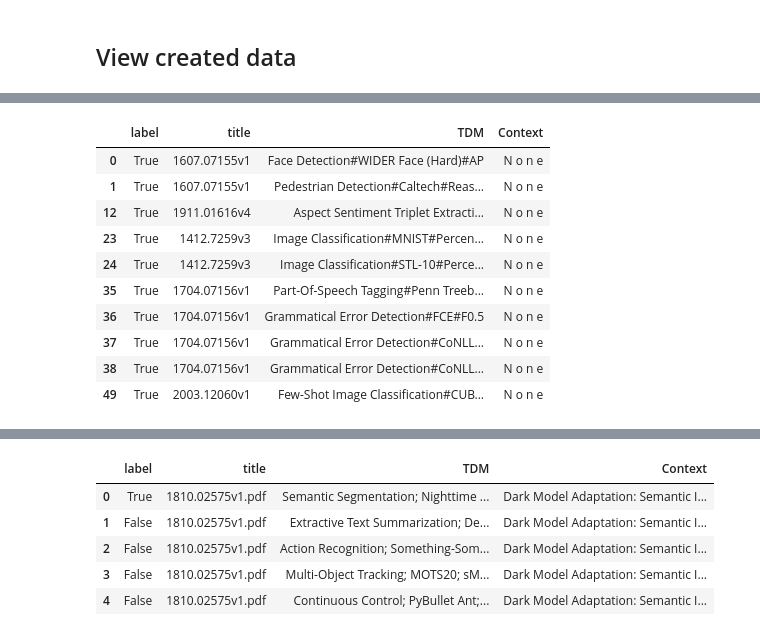
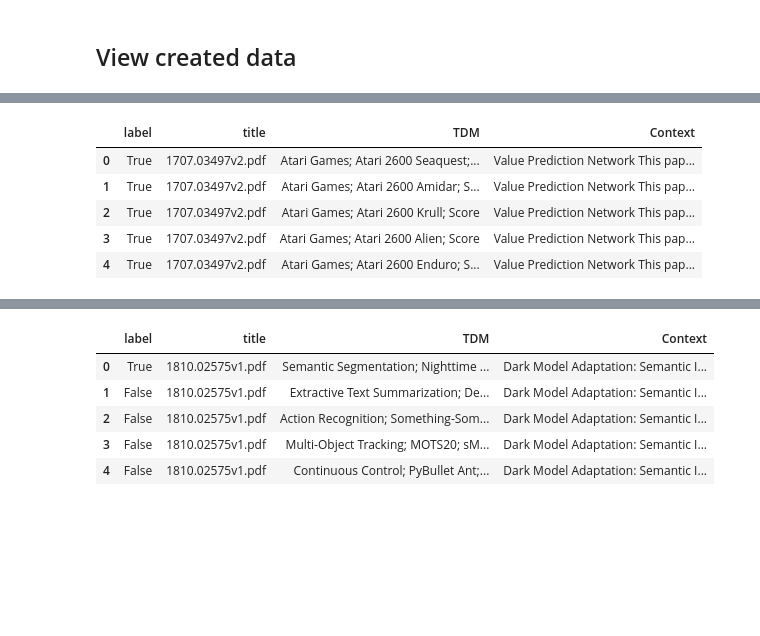
Before and after one commit to Kabongosalomon/task-dataset-metric-nli-extraction, a Jupyter notebook: notebooks/Creat_IBM_like_dataset.ipynb, the cells around one changed output, grey strips where cells are left out. Cells and saved outputs as stored; diff of their text form; code cells hidden in the pictures; blank space fills up the shorter version.

```diff
--- a/notebooks/Creat_IBM_like_dataset.ipynb
+++ b/notebooks/Creat_IBM_like_dataset.ipynb
@@ -199,14 +229,9 @@ train.head()
-# %%
-train[train.label==True].head(10)
-# %% [output]
-|  | label | title | TDM | Context |
-| 0 | True | 1607.07155v1 | Face Detection#WIDER Face (Hard)#AP | N o n e |
-| 1 | True | 1607.07155v1 | Pedestrian Detection#Caltech#Reas... | N o n e |
-| 12 | True | 1911.01616v4 | Aspect Sentiment Triplet Extracti... | N o n e |
-| 23 | True | 1412.7259v3 | Image Classification#MNIST#Percen... | N o n e |
-| 24 | True | 1412.7259v3 | Image Classification#STL-10#Perce... | N o n e |
-| 35 | True | 1704.07156v1 | Part-Of-Speech Tagging#Penn Treeb... | N o n e |
-| 36 | True | 1704.07156v1 | Grammatical Error Detection#FCE#F0.5 | N o n e |
-| 37 | True | 1704.07156v1 | Grammatical Error Detection#CoNLL... | N o n e |
-| 38 | True | 1704.07156v1 | Grammatical Error Detection#CoNLL... | N o n e |
-| 49 | True | 2003.12060v1 | Few-Shot Image Classification#CUB... | N o n e |
+# %%
+valid.head()
+# %% [output]
+|  | label | title | TDM | Context |
+| 0 | True | 1707.03497v2.pdf | Atari Games; Atari 2600 Seaquest;... | Value Prediction Network This pap... |
+| 1 | True | 1707.03497v2.pdf | Atari Games; Atari 2600 Amidar; S... | Value Prediction Network This pap... |
+| 2 | True | 1707.03497v2.pdf | Atari Games; Atari 2600 Krull; Score | Value Prediction Network This pap... |
+| 3 | True | 1707.03497v2.pdf | Atari Games; Atari 2600 Alien; Score | Value Prediction Network This pap... |
+| 4 | True | 1707.03497v2.pdf | Atari Games; Atari 2600 Enduro; S... | Value Prediction Network This pap... |
```
Also changed, not shown: parts of 34 cells of this notebook, 18 other files.
